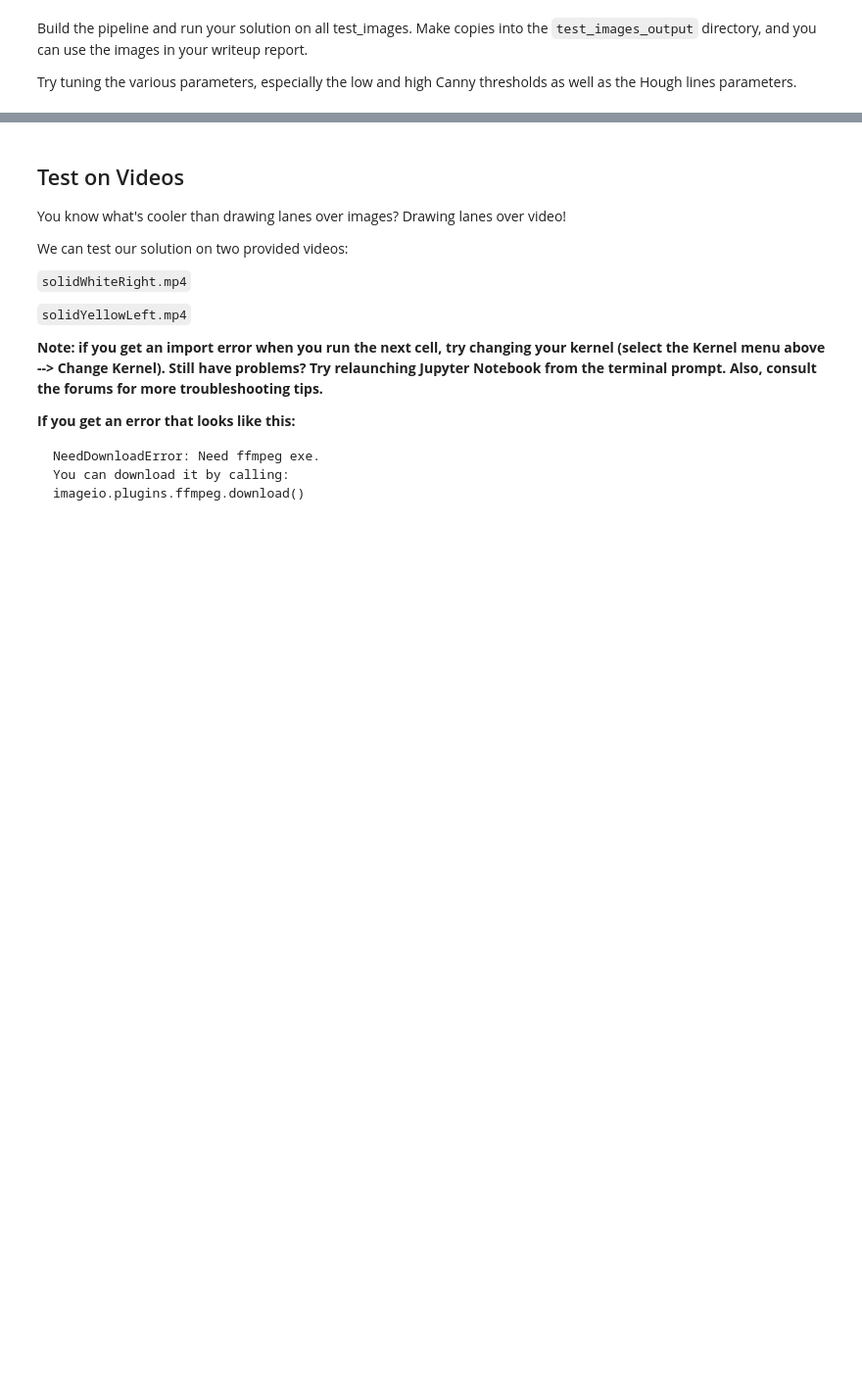
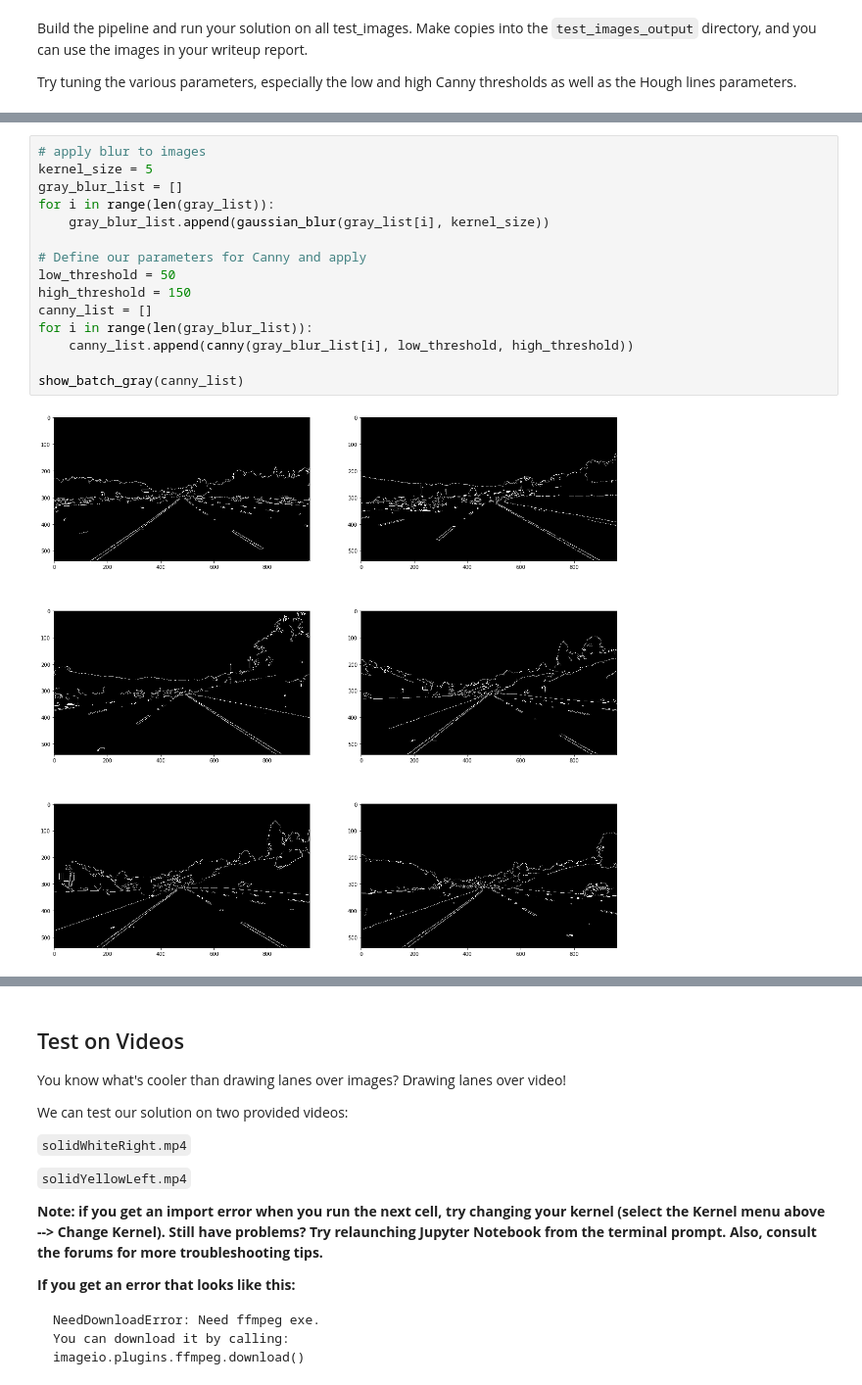
Before and after one commit to lexavtanke/CarND-LaneLines-P1, a Jupyter notebook: P1.ipynb, the cells around one changed output, grey strips where cells are left out. Shown at 98% size. Saved outputs shown, nothing was run; the diff lists cells and outputs as text; blank space fills up the shorter version.

```diff
--- a/P1.ipynb
+++ b/P1.ipynb
@@ -344,0 +232,17 @@ plt.show(masked_edges.all())
+# %%
+# apply blur to images
+kernel_size = 5
+gray_blur_list = []
+for i in range(len(gray_list)):
+    gray_blur_list.append(gaussian_blur(gray_list[i], kernel_size))
+
+# Define our parameters for Canny and apply
+low_threshold = 50
+high_threshold = 150
+canny_list = []
+for i in range(len(gray_blur_list)):
+    canny_list.append(canny(gray_blur_list[i], low_threshold, high_threshold))
+
+show_batch_gray(canny_list)
+# %% [output]
+[figure, added]
```
Also changed, not shown: parts of 15 cells of this notebook.
